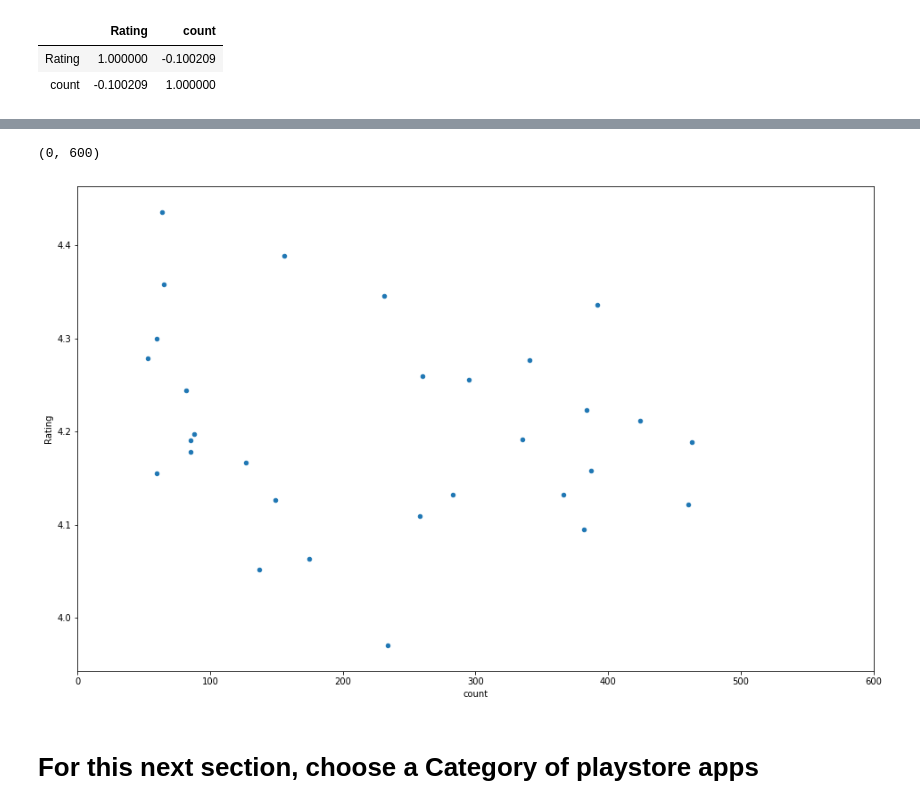
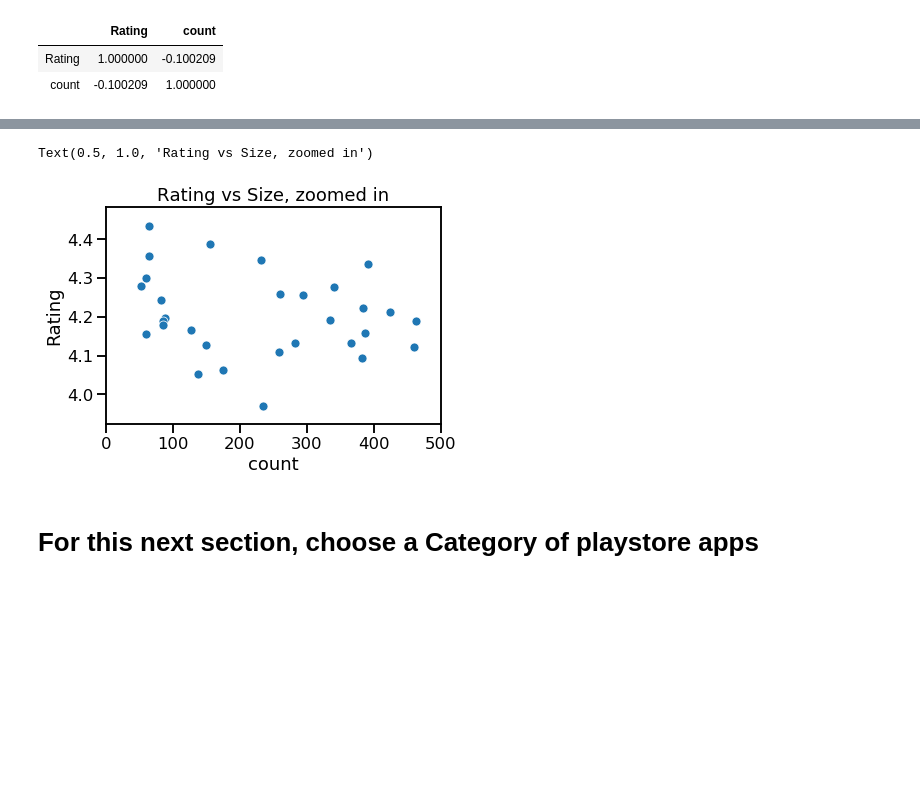
Before and after one commit to anbillinger/mod1-case-study-eda, a Jupyter notebook: workbook.ipynb, the cells around one changed output, grey strips where cells are left out. Saved outputs shown, nothing was run; the diff lists cells and outputs as text; code cells hidden in the pictures; blank space fills up the shorter version.

```diff
--- a/workbook.ipynb
+++ b/workbook.ipynb
@@ -98,6 +99,8 @@ rate_group.corr()
 |  | Rating | count |
 | Rating | 1.000000 | -0.100209 |
 | count | -0.100209 | 1.000000 |
+# %%
+sns.set_context('talk')
 # %%
 #Creates a scatter plot
 #x-axis is count, y-axis is mean rating
@@ -108,10 +112,14 @@ rate_group.plot.scatter('count','Rating',figsize=(16,10))
 # %%
 #same data as above, but with a maximum x-axis of 600, to zoom in on non-outlier data
 #To see if there's a pattern there. Not really
-rate_group.plot.scatter('count','Rating',figsize=(16,10)).set_xlim(0,600)
+#rate_group.plot.scatter('count','Rating',figsize=(16,10)).set_xlim(0,600)
+ax = sns.scatterplot(rate_group['count'],rate_group['Rating']).set_title('Rating vs Size, zoomed in')
+ax1 = ax.axes
+ax1.set(xlim=(0, 500))
+ax
 # %% [output]
-(0, 600)
+Text(0.5, 1.0, 'Rating vs Size, zoomed in')
-[figure, old version]
+[figure, new version]
 # %% [markdown]
 # For this next section, choose a Category of playstore apps
 # %% [markdown]
```
Also changed, not shown: parts of 9 cells of this notebook, 7 other files.
